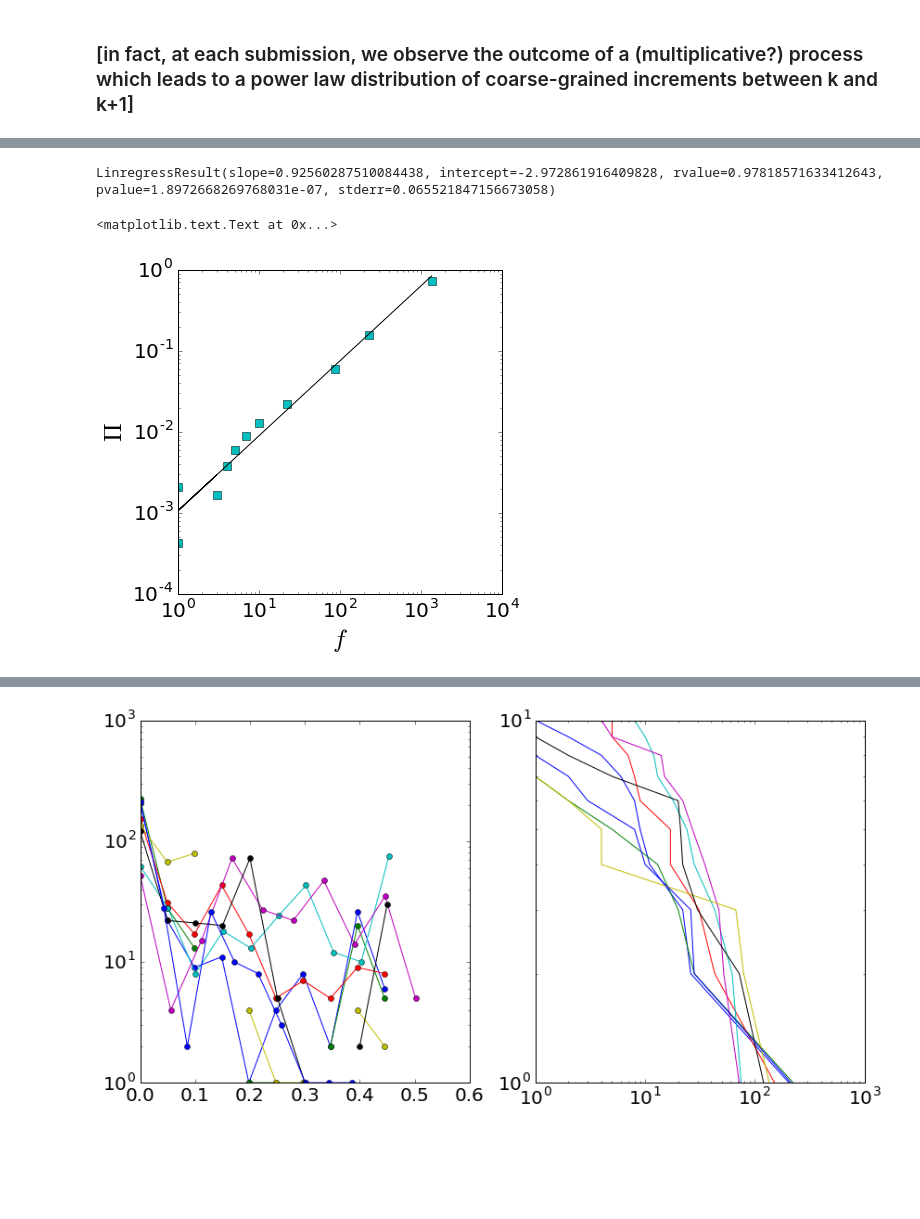
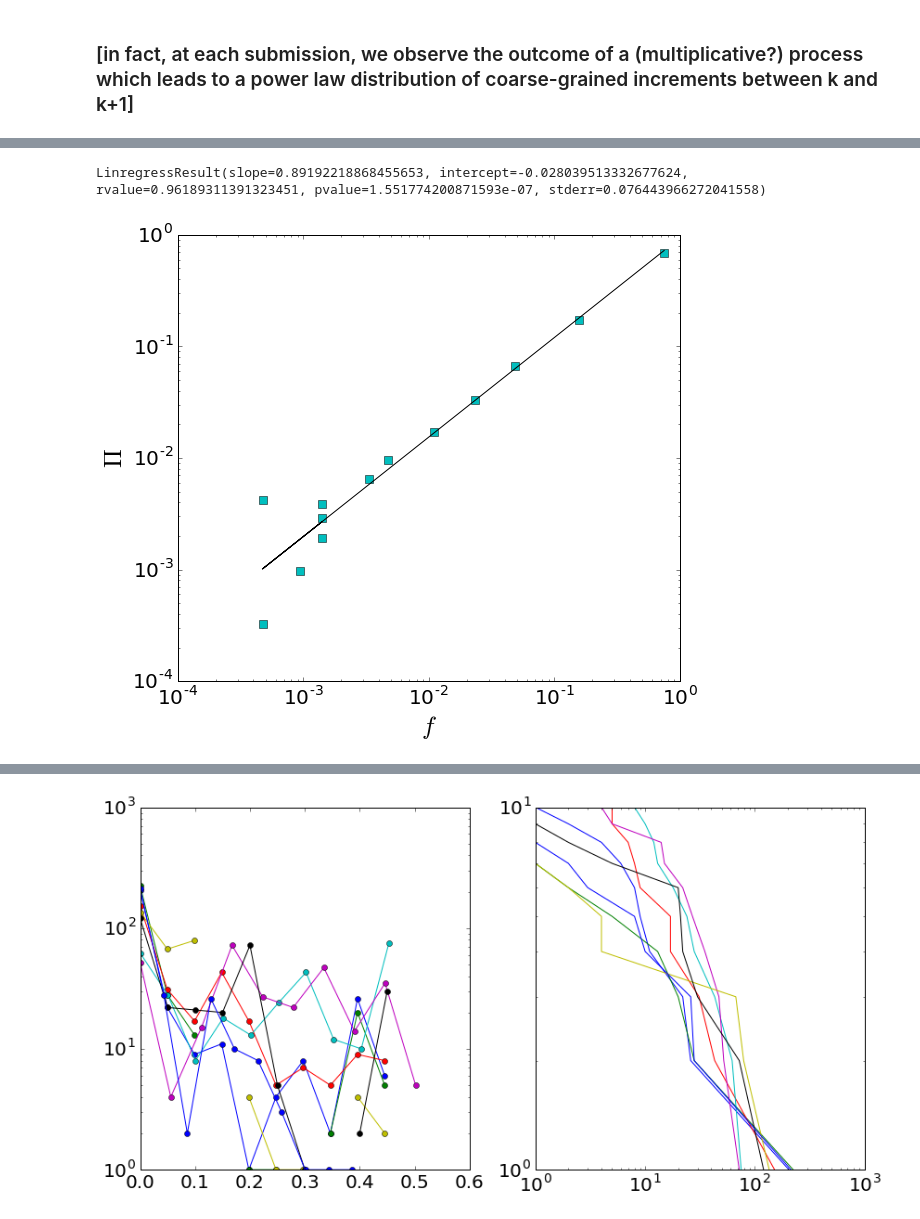
Before and after one commit to wazaahhh/bayesLearn, a Jupyter notebook: scripts/bayesLearn.ipynb, the cells around one changed output, grey strips where cells are left out. Saved outputs shown, nothing was run; the diff lists cells and outputs as text; code cells hidden in the pictures; blank space fills up the shorter version.

Commit message:
figures for talk at CCS2016

```diff
--- a/scripts/bayesLearn.ipynb
+++ b/scripts/bayesLearn.ipynb
@@ -23,4 +23,10 @@ complName = "complexConvergenceMeans"
 distances = {}
 distances["simple"] = loadDistances(treatment="simple",distanceType='sqrt',remove_duplicates=False)
 distances["complex"] = loadDistances(treatment="complex",distanceType='sqrt',remove_duplicates=False)
+# %%
+treatment = "simple"
+treatment_dic = pd.read_pickle(dir + "Data/%s_models"%treatment)
+
+with open(dir + 'Data/%sG'%treatment, 'r') as f:
+    trueG = jp.decode(f.read())['probs']
 # %%
@@ -49,6 +42,0 @@ def msd(V,n):
-# %%
-treatment = "complex"
-treatment_dic = pd.read_pickle(dir + "Data/%s_models"%treatment)
-
-with open(dir + 'Data/%sG'%treatment, 'r') as f:
-    trueG = jp.decode(f.read())['probs']
@@ -55,4 +56,5 @@ with open(dir + 'Data/%sG'%treatment, 'r') as f:
 # %%
+digits = 1
 I = []
 INDEX = []
 steps = []
@@ -77,6 +79,9 @@ p_corr = []
 minScore = []
 iMinScore = []
 finalScore = []
+meanScore = []
+
+iTargetReached = []
 
 Displacement = []
 
@@ -84,6 +89,7 @@ SiteExpl = []
 FirstVisit = []
 VisitationFreq = []
 MSD = []
+indexMSD = []
 
 for k,key in enumerate(treatment_dic.keys()[:]):
     V = []
@@ -140,12 +146,11 @@ for k,key in enumerate(treatment_dic.keys()[:]):
             #print len(divergence),JensenShannonDivergence(v,M)
 
             d = np.sqrt(np.sum((np.array(v) - np.array(V[i - 1]))**2))
-            d2 = np.sum((np.array(v) - np.array(V[i - 1]))**2)
+            #d2 = np.sum((np.array(v) - np.array(V[i - 1]))**2)
             #if d2 > 1:
             #    print k,i,d2,np.array(v) - np.array(V[i - 1])
 
             Displacement = np.append(Displacement,d)
-
 
         nPointDiversity = np.append(nPointDiversity,Diversity(V[:i]))
         score = np.append(score,distances[treatment][key][index[i]])
@@ -173,19 +178,24 @@ for k,key in enumerate(treatment_dic.keys()[:]):
 
         stepwise_distance = np.append(stepwise_distance,i-o[0])
 
+        # Unique and count Visitations
+        trueG_b = np.floor(np.array(trueG)*10**digits)/10**digits
+        trueG_b_str = ",".join(["%s"%np.round(r,digits) for r in trueG_b])
 
-        # Unique and count Visitations
-        digits = 1
         unit = "%s"%digits
         b = list(np.floor(np.array(v)*10**digits)/10**digits)
+
+        #b = list(np.floor(np.array(v)*20.)/20.)
         b_str = ",".join(["%s"%np.round(r,digits) for r in b])
+
+        if trueG_b_str == b_str:
+            print k,i,b_str,trueG_b_str
 
         try:
             V2[b_str].append(i)
         except:
             V2[b_str] = [i]
             k += 1
-            site_expl.append((i,k))
             SiteExpl.append((i,k))
 
 
@@ -194,7 +204,9 @@ for k,key in enumerate(treatment_dic.keys()[:]):
 
 
     msquaredistance = np.array([msd(np.array(V),k) for k in range(1,len(V)+1)])
-    MSD = np.concatenate([MSD,msquaredistance/float(msquaredistance[-1])])
+    MSD = np.concatenate([MSD,msquaredistance])
+    indexMSD = np.concatenate([indexMSD,np.array(index) - index[0]])
+
 
     diffDsquared = np.diff(nPointDiversity)**2
     diffDiversity = np.diff(nPointDiversity)
@@ -222,6 +234,7 @@ for k,key in enumerate(treatment_dic.keys()[:]):
     p_corr = np.append(p_corr,corr[1])
     minScore = np.append(minScore,min(score))
     iMinScore = np.append(iMinScore,np.argmin(score))
+    meanScore = np.append(meanScore,np.mean(score))
     finalScore = np.append(finalScore,score[-1])
 
     #print "%s : %.2f (p=%.2f),min score: %.2f, final score: %.2f"%(k,corr[0],corr[1],min(score),score[-1])
@@ -308,5 +414,5 @@ for v,vx in enumerate(np.sort(np.unique(VisitationFreq))):
     f = np.append(f,len(np.argwhere(VisitationFreq==vx)))
     PI = np.append(PI,len(np.argwhere(VisitationFreq >= vx)))
 
-#f = np.array(f)/np.sum(f)
+f = np.array(f)/np.sum(f)
 PI = np.array(PI)/np.sum(PI)
@@ -320,16 +447,17 @@ pl.loglog(np.sort(np.unique(VisitationFreq)),PI,'o')
 # %%
 cond = (f > 0)*(PI > 0)
 lx = np.log10(f[cond])
 ly = np.log10(PI[cond])
 fit = S.linregress(lx,ly)
 print fit
-#pl.figure(1,(7,6))
+pl.figure(1,(9,8))
 pl.loglog(f,PI,'cs',ms=8)
 pl.loglog(10**(lx),10**(lx*fit[0] + fit[1]),'k-')
 pl.xlabel("$f$")
 pl.ylabel("$\Pi$")
+pl.savefig(dir + "Figures/PI_f_%s.eps"%treatment)
+
 #pl.xlim(xmax=2500)
 # %% [output]
-LinregressResult(slope=0.92560287510084438, intercept=-2.972861916409828, rvalue=0.97818571633412643, pvalue=1.8972668269768031e-07, stderr=0.065521847156673058)
+LinregressResult(slope=0.89192218868455653, intercept=-0.028039513332677624, rvalue=0.96189311391323451, pvalue=1.551774200871593e-07, stderr=0.076443966272041558)
-<matplotlib.text.Text at 0x...>
-[figure, old version]
+[figure, new version]
```
Also changed, not shown: parts of 26 cells of this notebook, 33 other files.
